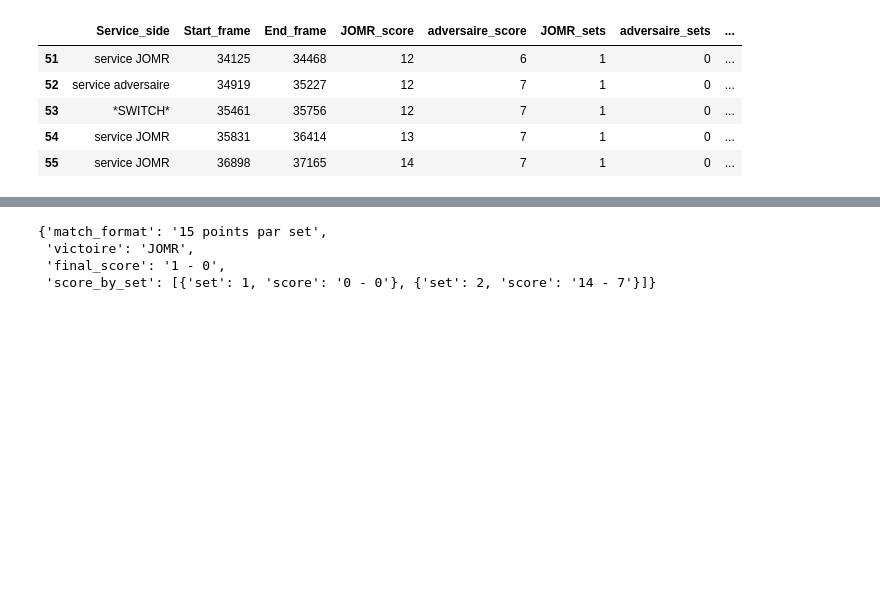
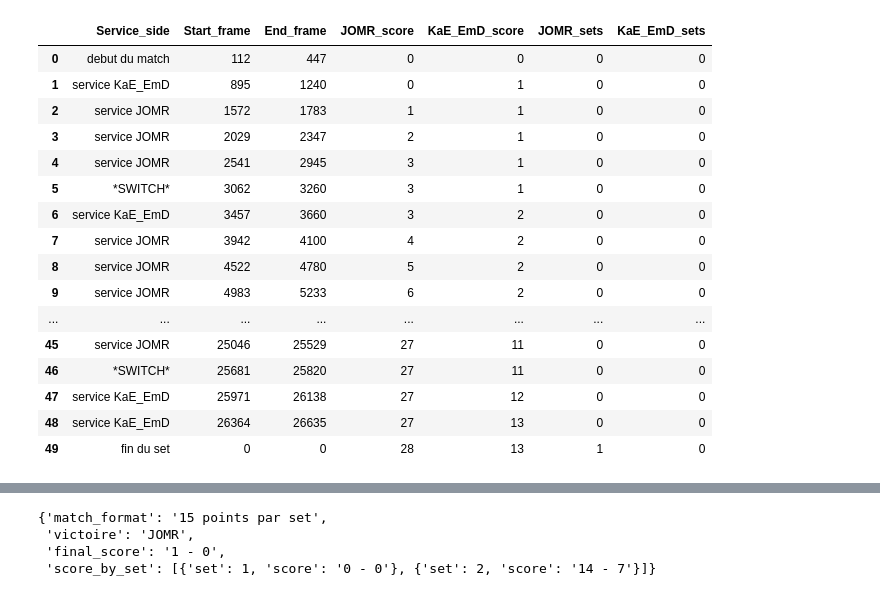
Before and after one commit to AlexisDardelet/DataBeach, a Jupyter notebook: test_codage_montage.ipynb, the cells around one changed output, grey strips where cells are left out. Saved outputs shown, nothing was run; the diff lists cells and outputs as text; code cells hidden in the pictures; blank space fills up the shorter version.

```diff
--- a/test_codage_montage.ipynb
+++ b/test_codage_montage.ipynb
@@ -9,7 +9,7 @@ team1_name="JOMR"
 team2_name="MyH_HeR"
 output_dir= r'C:\Users\habib\Desktop\Montages volley et beach\Jade&Math\points_segments'
 
-temp_list=cv2_point_segment_cut(
+test_=cv2_point_segment_cut(
     video_path=video_path,
     play_speed=play_speed,
     team1_name=team1_name,
@@ -293,13 +31,0 @@ def cv2_point_segment_cut(
-# %%
-import pandas as pd
-test_df_points = pd.read_csv(r'C:\Users\habib\Documents\GitHub\DataBeach\test_df_points_JOMR_nov25_BSD_01.csv')
-
-test_df_points.tail(5)
-# test_df_points[test_df_points['Service_side']=='*SWITCH*']
-# %% [output]
-|  | Service_side | Start_frame | End_frame | JOMR_score | adversaire_score | JOMR_sets | adversaire_sets | ... |
-| 51 | service JOMR | 34125 | 34468 | 12 | 6 | 1 | 0 | ... |
-| 52 | service adversaire | 34919 | 35227 | 12 | 7 | 1 | 0 | ... |
-| 53 | *SWITCH* | 35461 | 35756 | 12 | 7 | 1 | 0 | ... |
-| 54 | service JOMR | 35831 | 36414 | 13 | 7 | 1 | 0 | ... |
-| 55 | service JOMR | 36898 | 37165 | 14 | 7 | 1 | 0 | ... |
@@ -305,0 +331,30 @@ test_df_points.tail(5)
+# %%
+from montage_auto_frames_gpu import cv2_point_segment_cut
+
+test_df_points_JOMR_nov25_BSD_02 = cv2_point_segment_cut(
+    video_path=r'C:\Users\habib\Desktop\Montages volley et beach\Jade&Math\matchs preprocess\JOMR_nov25_BSD_02.mp4',
+    play_speed=1.0,
+    team1_name="JOMR",
+    team2_name="KaE_EmD",
+    output_dir= r'C:\Users\habib\Desktop\Montages volley et beach\Jade&Math\points_segments'
+)
+# %%
+test_df_points_JOMR_nov25_BSD_02
+# %% [output]
+|  | Service_side | Start_frame | End_frame | JOMR_score | KaE_EmD_score | JOMR_sets | KaE_EmD_sets |
+| 0 | debut du match | 112 | 447 | 0 | 0 | 0 | 0 |
+| 1 | service KaE_EmD | 895 | 1240 | 0 | 1 | 0 | 0 |
+| 2 | service JOMR | 1572 | 1783 | 1 | 1 | 0 | 0 |
+| 3 | service JOMR | 2029 | 2347 | 2 | 1 | 0 | 0 |
+| 4 | service JOMR | 2541 | 2945 | 3 | 1 | 0 | 0 |
+| 5 | *SWITCH* | 3062 | 3260 | 3 | 1 | 0 | 0 |
+| 6 | service KaE_EmD | 3457 | 3660 | 3 | 2 | 0 | 0 |
+| 7 | service JOMR | 3942 | 4100 | 4 | 2 | 0 | 0 |
+| 8 | service JOMR | 4522 | 4780 | 5 | 2 | 0 | 0 |
+| 9 | service JOMR | 4983 | 5233 | 6 | 2 | 0 | 0 |
+| ... | ... | ... | ... | ... | ... | ... | ... |
+| 45 | service JOMR | 25046 | 25529 | 27 | 11 | 0 | 0 |
+| 46 | *SWITCH* | 25681 | 25820 | 27 | 11 | 0 | 0 |
+| 47 | service KaE_EmD | 25971 | 26138 | 27 | 12 | 0 | 0 |
+| 48 | service KaE_EmD | 26364 | 26635 | 27 | 13 | 0 | 0 |
+| 49 | fin du set | 0 | 0 | 28 | 13 | 1 | 0 |
```
Also changed, not shown: parts of 3 cells of this notebook, 2 other files.
